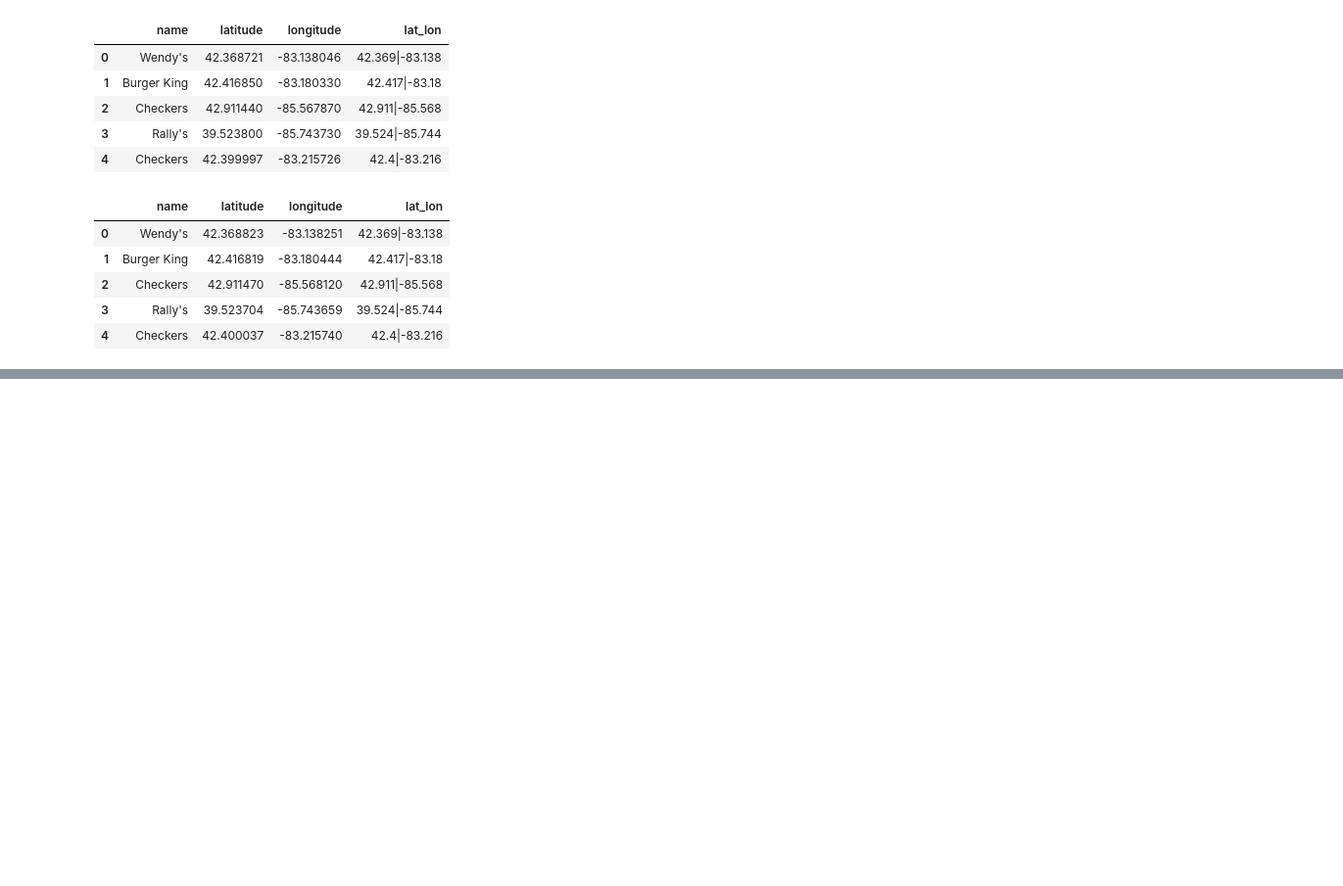
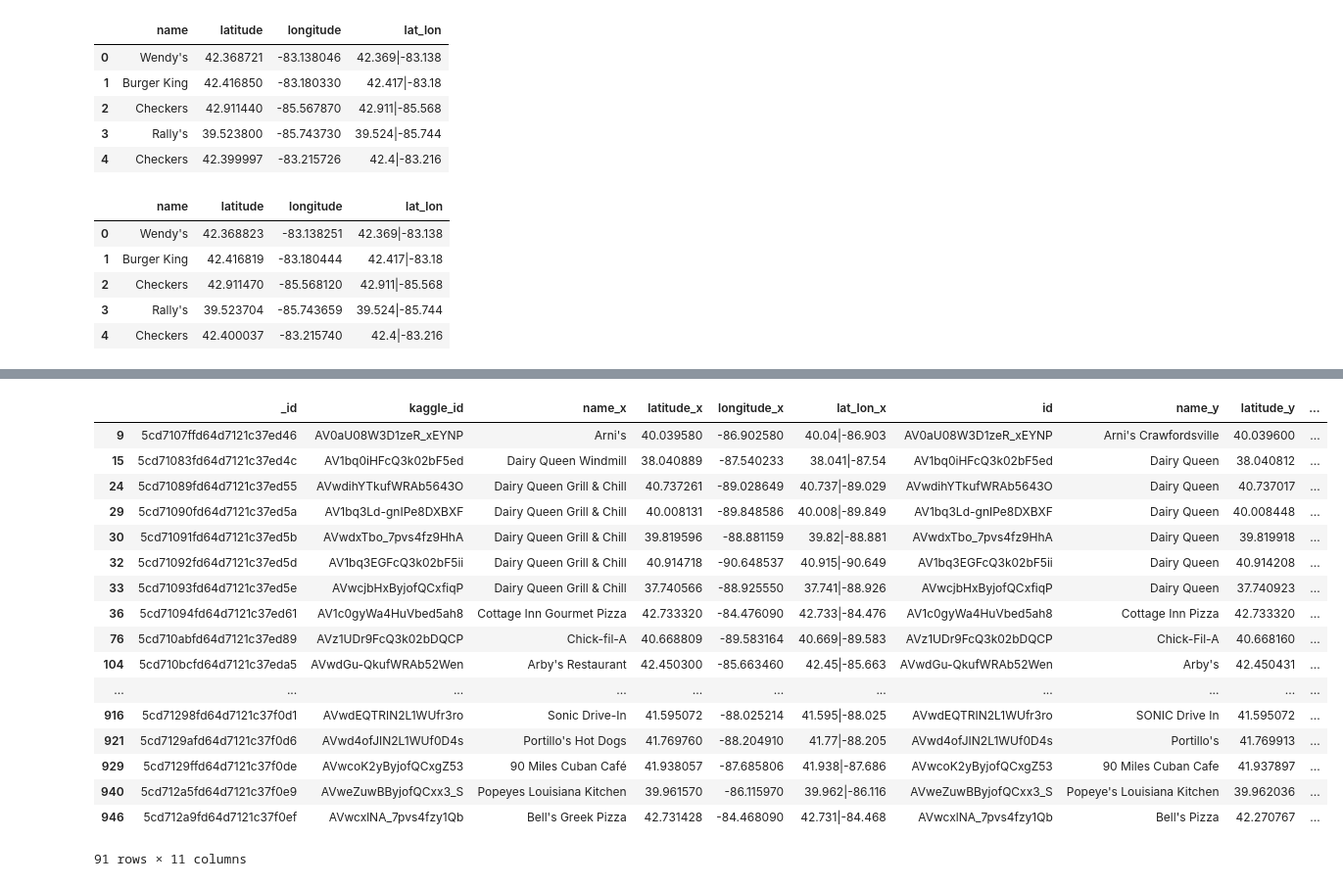
Before and after one commit to Zolaaddis/ETL_Project, a Jupyter notebook: Database Merge.ipynb, the cells around one changed output, grey strips where cells are left out. Shown at 98% size. Drawn from its saved outputs; the diff is of its cells as text; code cells hidden in the pictures; blank space fills up the shorter version.

```diff
--- a/Database Merge.ipynb
+++ b/Database Merge.ipynb
@@ -98,0 +132,26 @@ yelp_df[['kaggle_id','name', 'location', 'distance']].merge(kaggle_df[['id', 'na
+# %%
+# 958 rows is substantially better! Of course, the Yelp API is not infallible - it simply returns the closest match
+# For chain fast food restraunts, this generally seems to be another location of the same name
+# We can check this hypothesis by checking entries where the names do not precisely match
+# All of the mismatches seem to cosmetic differences (apostrophes, capitalizations, extra words etc)
+
+new_merged_df.loc[new_merged_df['name_x'] != new_merged_df['name_y']]
+# %% [output]
+|  | _id | kaggle_id | name_x | latitude_x | longitude_x | lat_lon_x | id | name_y | latitude_y | ... |
+| 9 | 5cd7107ffd64d7121c37ed46 | AV0aU08W3D1zeR_xEYNP | Arni's | 40.039580 | -86.902580 | 40.04|-86.903 | AV0aU08W3D1zeR_xEYNP | Arni's Crawfordsville | 40.039600 | ... |
+| 15 | 5cd71083fd64d7121c37ed4c | AV1bq0iHFcQ3k02bF5ed | Dairy Queen Windmill | 38.040889 | -87.540233 | 38.041|-87.54 | AV1bq0iHFcQ3k02bF5ed | Dairy Queen | 38.040812 | ... |
+| 24 | 5cd71089fd64d7121c37ed55 | AVwdihYTkufWRAb5643O | Dairy Queen Grill & Chill | 40.737261 | -89.028649 | 40.737|-89.029 | AVwdihYTkufWRAb5643O | Dairy Queen | 40.737017 | ... |
+| 29 | 5cd71090fd64d7121c37ed5a | AV1bq3Ld-gnIPe8DXBXF | Dairy Queen Grill & Chill | 40.008131 | -89.848586 | 40.008|-89.849 | AV1bq3Ld-gnIPe8DXBXF | Dairy Queen | 40.008448 | ... |
+| 30 | 5cd71091fd64d7121c37ed5b | AVwdxTbo_7pvs4fz9HhA | Dairy Queen Grill & Chill | 39.819596 | -88.881159 | 39.82|-88.881 | AVwdxTbo_7pvs4fz9HhA | Dairy Queen | 39.819918 | ... |
+| 32 | 5cd71092fd64d7121c37ed5d | AV1bq3EGFcQ3k02bF5ii | Dairy Queen Grill & Chill | 40.914718 | -90.648537 | 40.915|-90.649 | AV1bq3EGFcQ3k02bF5ii | Dairy Queen | 40.914208 | ... |
+| 33 | 5cd71093fd64d7121c37ed5e | AVwcjbHxByjofQCxfiqP | Dairy Queen Grill & Chill | 37.740566 | -88.925550 | 37.741|-88.926 | AVwcjbHxByjofQCxfiqP | Dairy Queen | 37.740923 | ... |
+| 36 | 5cd71094fd64d7121c37ed61 | AV1c0gyWa4HuVbed5ah8 | Cottage Inn Gourmet Pizza | 42.733320 | -84.476090 | 42.733|-84.476 | AV1c0gyWa4HuVbed5ah8 | Cottage Inn Pizza | 42.733320 | ... |
+| 76 | 5cd710abfd64d7121c37ed89 | AVz1UDr9FcQ3k02bDQCP | Chick-fil-A | 40.668809 | -89.583164 | 40.669|-89.583 | AVz1UDr9FcQ3k02bDQCP | Chick-Fil-A | 40.668160 | ... |
+| 104 | 5cd710bcfd64d7121c37eda5 | AVwdGu-QkufWRAb52Wen | Arby's Restaurant | 42.450300 | -85.663460 | 42.45|-85.663 | AVwdGu-QkufWRAb52Wen | Arby's | 42.450431 | ... |
+| ... | ... | ... | ... | ... | ... | ... | ... | ... | ... | ... |
+| 916 | 5cd71298fd64d7121c37f0d1 | AVwdEQTRIN2L1WUfr3ro | Sonic Drive-In | 41.595072 | -88.025214 | 41.595|-88.025 | AVwdEQTRIN2L1WUfr3ro | SONIC Drive In | 41.595072 | ... |
+| 921 | 5cd7129afd64d7121c37f0d6 | AVwd4ofJIN2L1WUf0D4s | Portillo's Hot Dogs | 41.769760 | -88.204910 | 41.77|-88.205 | AVwd4ofJIN2L1WUf0D4s | Portillo's | 41.769913 | ... |
+| 929 | 5cd7129ffd64d7121c37f0de | AVwcoK2yByjofQCxgZ53 | 90 Miles Cuban Café | 41.938057 | -87.685806 | 41.938|-87.686 | AVwcoK2yByjofQCxgZ53 | 90 Miles Cuban Cafe | 41.937897 | ... |
+| 940 | 5cd712a5fd64d7121c37f0e9 | AVweZuwBByjofQCxx3_S | Popeyes Louisiana Kitchen | 39.961570 | -86.115970 | 39.962|-86.116 | AVweZuwBByjofQCxx3_S | Popeye's Louisiana Kitchen | 39.962036 | ... |
+| 946 | 5cd712a9fd64d7121c37f0ef | AVwcxlNA_7pvs4fzy1Qb | Bell's Greek Pizza | 42.731428 | -84.468090 | 42.731|-84.468 | AVwcxlNA_7pvs4fzy1Qb | Bell's Pizza | 42.270767 | ... |
+91 rows × 11 columns
```
Also changed, not shown: parts of 12 cells of this notebook.
